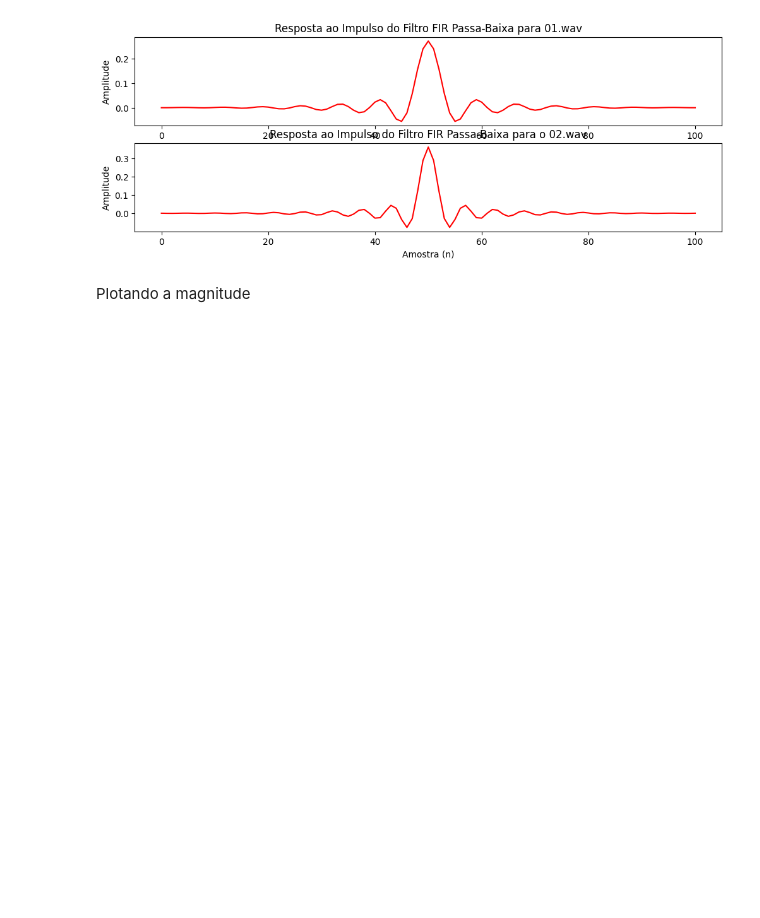
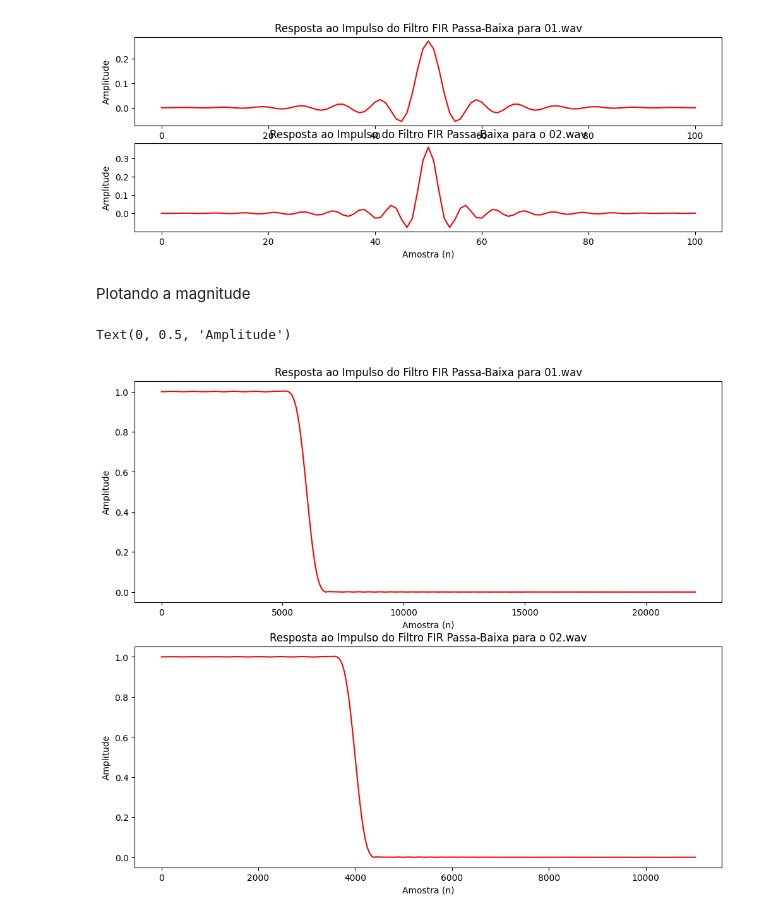
Before and after one commit to AntonioLaureno28/FiltragemTc, a Jupyter notebook: Code/Filtro_passa_baixa.ipynb, the cells around one changed output. Cells and saved outputs as stored; diff of their text form; code cells hidden in the pictures; blank space fills up the shorter version.

Commit message:
Criando o gráfico da magnitude

```diff
--- a/Code/Filtro_passa_baixa.ipynb
+++ b/Code/Filtro_passa_baixa.ipynb
@@ -160,28 +160,40 @@ Plotando a magnitude
 # %%
 # Para plotar a magnitude, primeiro precisamos descobrir a resposta em frequência do sinal h[n] aplicando a fft() na mesma
 
-N_fft = 4096
+N_fft = 4096 # Esse parâmetro define o tamanho FFT
 
+
+# Descobrindo a resposta em frequência
 h1_fft = fft(h1, N_fft)
 h2_fft = fft(h2, N_fft)
+
 h1_freq = fftfreq(N_fft, 1/fs1)
 h2_freq = fftfreq(N_fft, 1/fs2)
 
-h1_mag = np.abs(h1_fft)
-h2_mag = np.abs(h2_fft)
+# Calculando a Magnitude
+half_N = N_fft // 2
+
+h1_freq = h1_freq[:half_N]
+h2_freq = h2_freq[:half_N]
+
+h1_mag = np.abs(h1_fft[:half_N])
+h2_mag = np.abs(h2_fft[:half_N])
 
 
 plt.figure(figsize=(12,10))
 
 plt.subplot(2,1,1)
 plt.plot(h1_freq, h1_mag, color='r')
 plt.title("Resposta ao Impulso do Filtro FIR Passa-Baixa para 01.wav")
 plt.xlabel("Amostra (n)")
 plt.ylabel("Amplitude")
 
 
 plt.subplot(2,1,2)
 plt.plot(h2_freq, h2_mag,color='r')
 plt.title("Resposta ao Impulso do Filtro FIR Passa-Baixa para o 02.wav")
 plt.xlabel("Amostra (n)")
 plt.ylabel("Amplitude")
+# %% [output]
+Text(0, 0.5, 'Amplitude')
+[figure, added]
```
Also changed, not shown: parts of 3 cells of this notebook.
